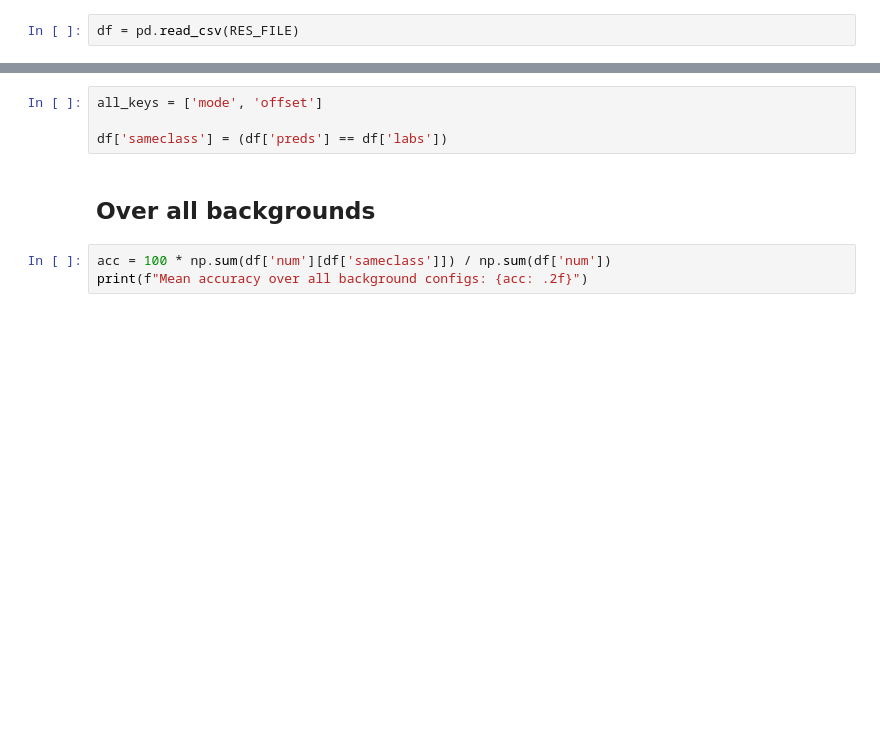
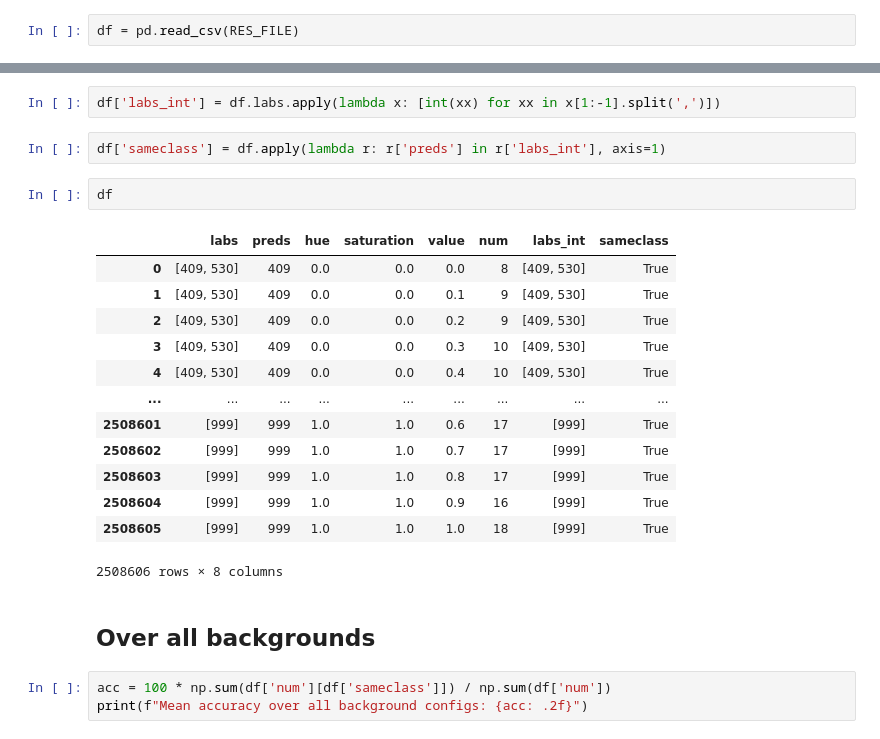
Before and after one commit to 3db/3db, a Jupyter notebook: pretrained_analysis/eval_grid.ipynb, the cells around one changed output, grey strips where cells are left out. Saved outputs shown, nothing was run; the diff lists cells and outputs as text; blank space fills up the shorter version.

```diff
--- a/pretrained_analysis/eval_grid.ipynb
+++ b/pretrained_analysis/eval_grid.ipynb
@@ -33,7 +38,23 @@ df
-# %%
-all_keys = ['mode', 'offset']
-
-df['sameclass'] = (df['preds'] == df['labs'])
+# %%
+df['labs_int'] = df.labs.apply(lambda x: [int(xx) for xx in x[1:-1].split(',')])
+# %%
+df['sameclass'] = df.apply(lambda r: r['preds'] in r['labs_int'], axis=1)
+# %%
+df
+# %% [output]
+|  | labs | preds | hue | saturation | value | num | labs_int | sameclass |
+| 0 | [409, 530] | 409 | 0.0 | 0.0 | 0.0 | 8 | [409, 530] | True |
+| 1 | [409, 530] | 409 | 0.0 | 0.0 | 0.1 | 9 | [409, 530] | True |
+| 2 | [409, 530] | 409 | 0.0 | 0.0 | 0.2 | 9 | [409, 530] | True |
+| 3 | [409, 530] | 409 | 0.0 | 0.0 | 0.3 | 10 | [409, 530] | True |
+| 4 | [409, 530] | 409 | 0.0 | 0.0 | 0.4 | 10 | [409, 530] | True |
+| ... | ... | ... | ... | ... | ... | ... | ... | ... |
+| 2508601 | [999] | 999 | 1.0 | 1.0 | 0.6 | 17 | [999] | True |
+| 2508602 | [999] | 999 | 1.0 | 1.0 | 0.7 | 17 | [999] | True |
+| 2508603 | [999] | 999 | 1.0 | 1.0 | 0.8 | 17 | [999] | True |
+| 2508604 | [999] | 999 | 1.0 | 1.0 | 0.9 | 16 | [999] | True |
+| 2508605 | [999] | 999 | 1.0 | 1.0 | 1.0 | 18 | [999] | True |
+2508606 rows × 8 columns
 # %% [markdown]
 ## Over all backgrounds
 # %%
```
Also changed, not shown: parts of 12 cells of this notebook, 2 other files.
